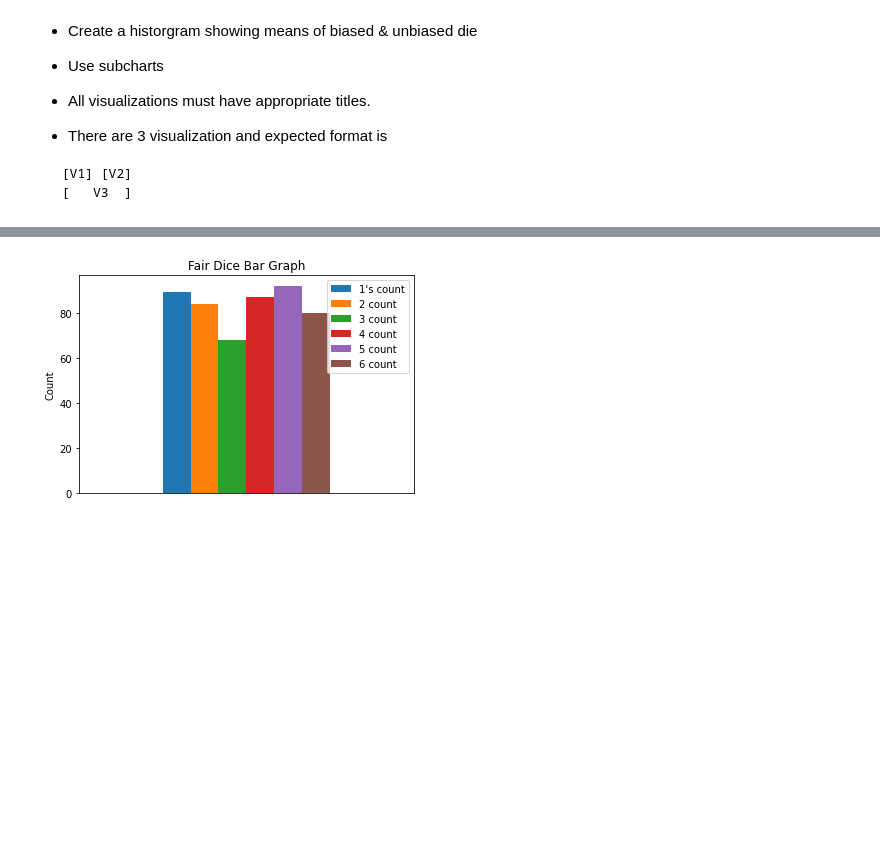
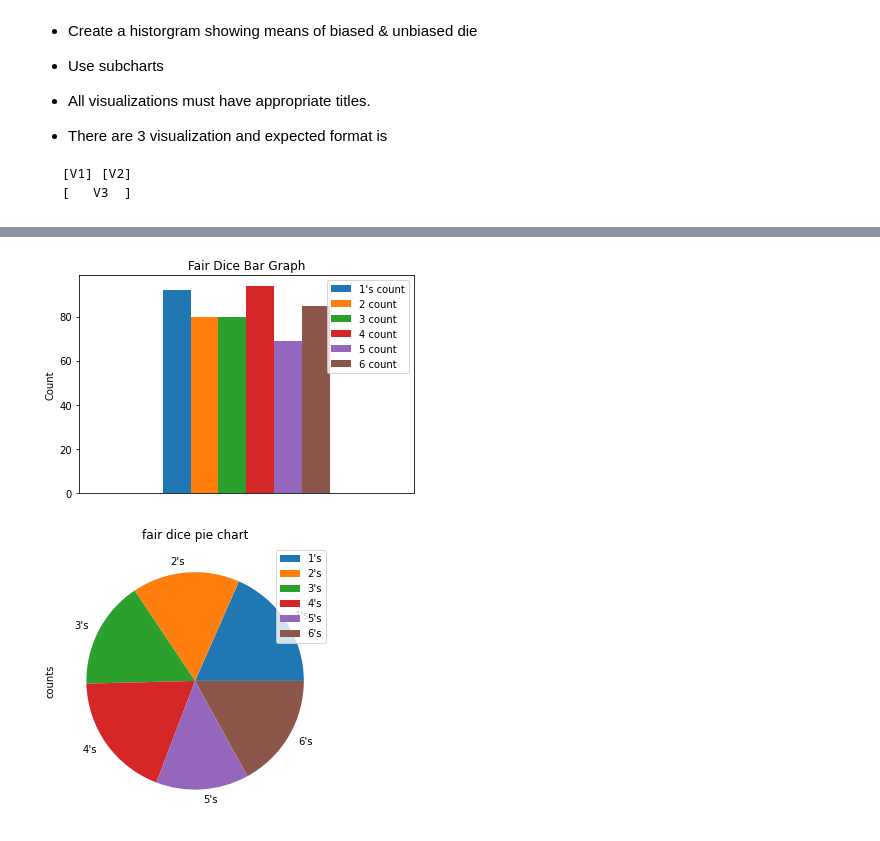
Before and after one commit to hemanthdoddala/Data601, a Jupyter notebook: week02/HW-02.ipynb, the cells around one changed output, grey strips where cells are left out. Saved outputs shown, nothing was run; the diff lists cells and outputs as text; code cells hidden in the pictures; blank space fills up the shorter version.

```diff
--- a/week02/HW-02.ipynb
+++ b/week02/HW-02.ipynb
@@ -51,6 +51,8 @@ biased = biased_die_simuations(trial_count)
 fair = fair_die_simulation(trial_count)
 fair_df= pd.DataFrame([{"1's count":fair.count(1),"2 count":fair.count(2), "3 count":fair.count(3), "4 count":fair.count(4), "5 count":fair.count(5), "6 count":fair.count(6)}])
 biased_df= pd.DataFrame([{"1's count":biased.count(1),"2 count":biased.count(2), "3 count":biased.count(3), "4 count":biased.count(4), "5 count":biased.count(5), "6 count":biased.count(6)}])
+fair_df_pie = pd.DataFrame({"counts":fair_df.values.tolist()[0]}, index=["1's","2's", "3's", "4's", "5's", "6's"])
+biased_df_pie = pd.DataFrame({"counts":biased_df.values.tolist()[0]}, index=["1's","2's", "3's", "4's", "5's", "6's"])
 fair_df
 biased_mean_list = [np.mean(biased_die_simuations(trial_count)) for _ in range(trial_count)]
 unbiased_mean_list = [np.mean(fair_die_simulation(trial_count)) for _ in range(trial_count)]
@@ -65,11 +70,15 @@ plt.show()
 # %%
 fair_df.plot.bar()
 plt.title("Fair Dice Bar Graph")
 plt.xticks([])
 plt.ylabel("Count")
 plt.show()
+fair_df_pie.plot.pie(y='counts', figsize=(5, 5))
+plt.title("fair dice pie chart")
+plt.show()
 # %% [output]
-[figure, old version]
+[figure, new version]
+[figure, added]
 # %%
 plt.figure(figsize=(15, 7))
 plt.subplot(2, 2, 1)
```
Also changed, not shown: parts of 2 cells of this notebook.
